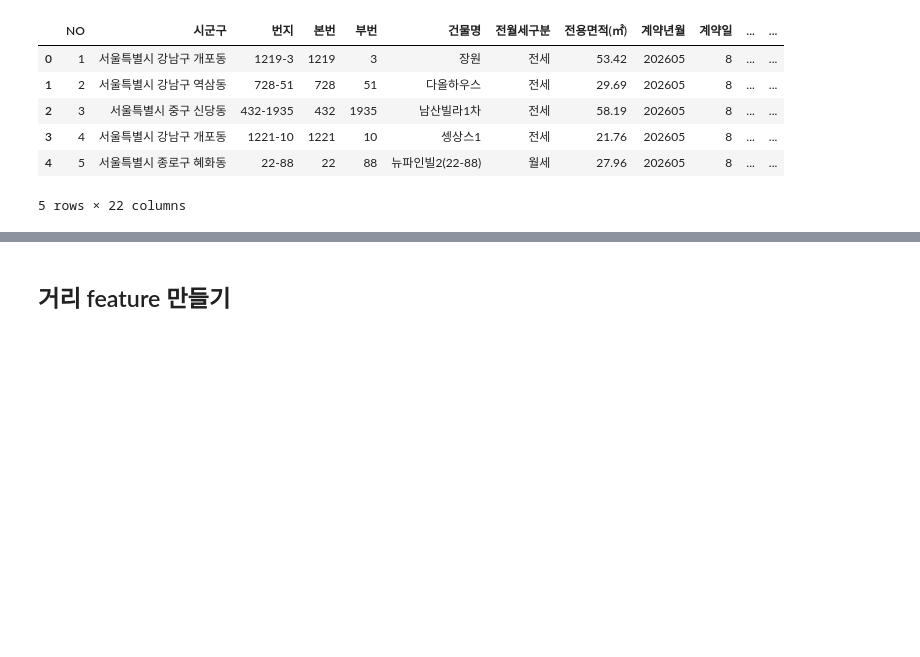
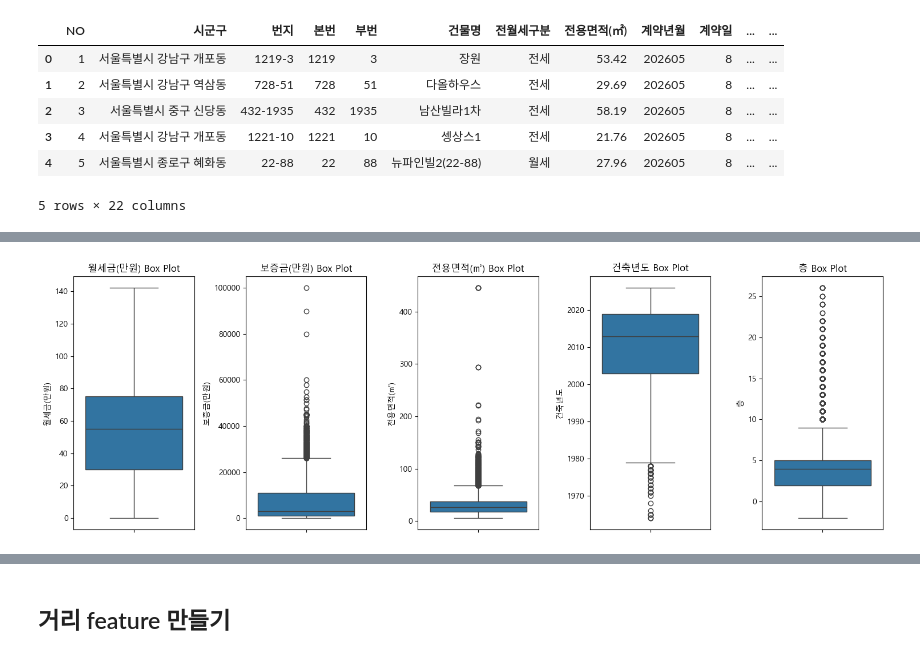
Before and after one commit to dbwofla11/campus-rent-analysis, a Jupyter notebook: 빅데이터분석_프로젝트.ipynb, the cells around one changed output, grey strips where cells are left out. Drawn from its saved outputs; the diff is of its cells as text; code cells hidden in the pictures; blank space fills up the shorter version.

Commit message:
feat : outlier처리 하기 - 줄글 써야함

```diff
--- a/빅데이터분석_프로젝트.ipynb
+++ b/빅데이터분석_프로젝트.ipynb
@@ -127,0 +286,9 @@ df = df[df['시군구'].str.contains('|'.join(target_gu))]
+# %%
+for col in ['보증금(만원)', '월세금(만원)']:
+    if col in df.columns:
+        df[col] = pd.to_numeric(df[col].astype(str).str.replace(',', '').str.strip(), errors='coerce')
+
+print('변환 후 자료형:')
+print(df[['보증금(만원)', '월세금(만원)']].dtypes if {'보증금(만원)', '월세금(만원)'}.issubset(df.columns) else df.dtypes)
+print('\n변환 오류 행 수:')
+print(df[['보증금(만원)', '월세금(만원)']].isna().sum() if {'보증금(만원)', '월세금(만원)'}.issubset(df.columns) else '컬럼 없음')
@@ -146,0 +430,11 @@ KeyError: '보증금'
+# %%
+important_cols = ['월세금(만원)', '보증금(만원)', '전용면적(㎡)', '건축년도', '층']
+
+# 숫자형으로 안전하게 변환 후 통계 계산
+stats_df = df[important_cols].apply(pd.to_numeric, errors='coerce')
+
+print("기본 통계 정보:")
+print(stats_df.describe())
+
+print("\n평균, 표준편차, 중앙값:")
+print(stats_df.agg(['mean', 'std', 'median']))
@@ -148,0 +477,13 @@ KeyError: '보증금'
+# %%
+import matplotlib.pyplot as plt
+import seaborn as sns
+
+# Box plots for outlier detection
+fig, axes = plt.subplots(1, len(important_cols), figsize=(15, 5))
+for i, col in enumerate(important_cols):
+    sns.boxplot(y=df[col], ax=axes[i])
+    axes[i].set_title(f'{col} Box Plot')
+plt.tight_layout()
+plt.show()
+# %% [output]
+[figure, added]
```
Also changed, not shown: parts of 27 cells of this notebook.
